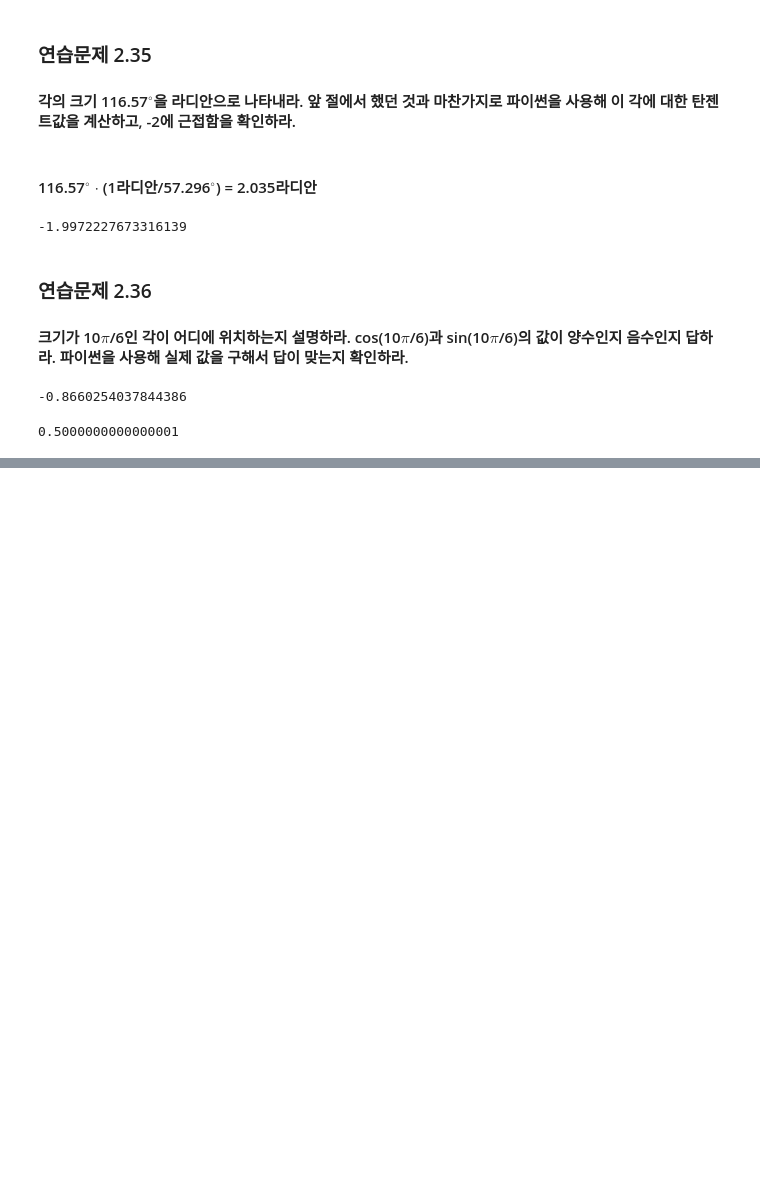
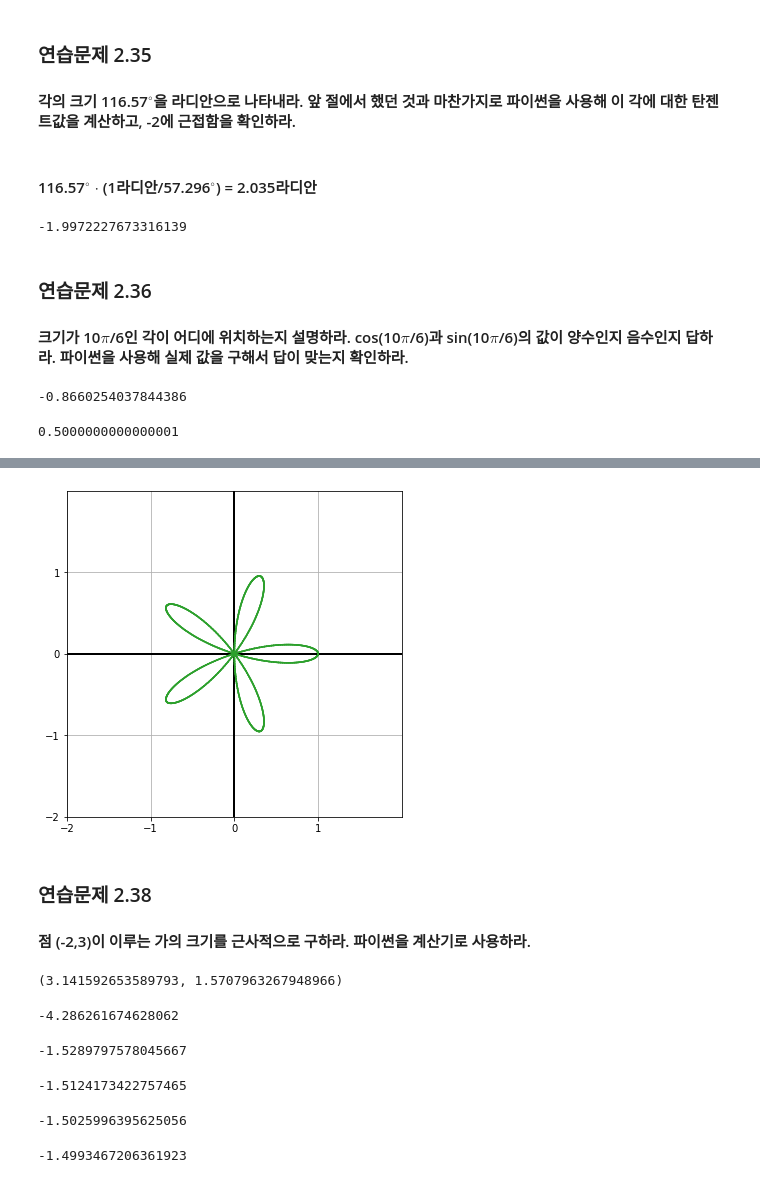
Before and after one commit to lhk6565/Math-for-Programmers, a Jupyter notebook: Part 1/Chapter 02/Chapter 02 Walkthrough.ipynb, the cells around one changed output, grey strips where cells are left out. Saved outputs shown, nothing was run; the diff lists cells and outputs as text; code cells hidden in the pictures; blank space fills up the shorter version.

```diff
--- a/Part 1/Chapter 02/Chapter 02 Walkthrough.ipynb
+++ b/Part 1/Chapter 02/Chapter 02 Walkthrough.ipynb
@@ -476,0 +482,33 @@ cos(10*pi/6)
+# %%
+polar_coords = [(cos(5*x*pi/500.0), 2*pi*x/1000.0) for x in range(0,1000)]
+vectors = [to_cartesian(p) for p in polar_coords]
+draw(Polygon(*vectors, color=green))
+# %% [output]
+[figure, added]
+# %% [markdown]
+### 연습문제 2.38
+#### 점 (-2,3)이 이루는 가의 크기를 근사적으로 구하라. 파이썬을 계산기로 사용하라.
+# %%
+pi, pi/2
+# %% [output]
+(3.141592653589793, 1.5707963267948966)
+# %%
+tan(1.8)
+# %% [output]
+-4.286261674628062
+# %%
+tan(2.15)
+# %% [output]
+-1.5289797578045667
+# %%
+tan(2.155)
+# %% [output]
+-1.5124173422757465
+# %%
+tan(2.158)
+# %% [output]
+-1.5025996395625056
+# %%
+tan(2.159)
+# %% [output]
+-1.4993467206361923
```
Also changed, not shown: parts of 24 cells of this notebook.
